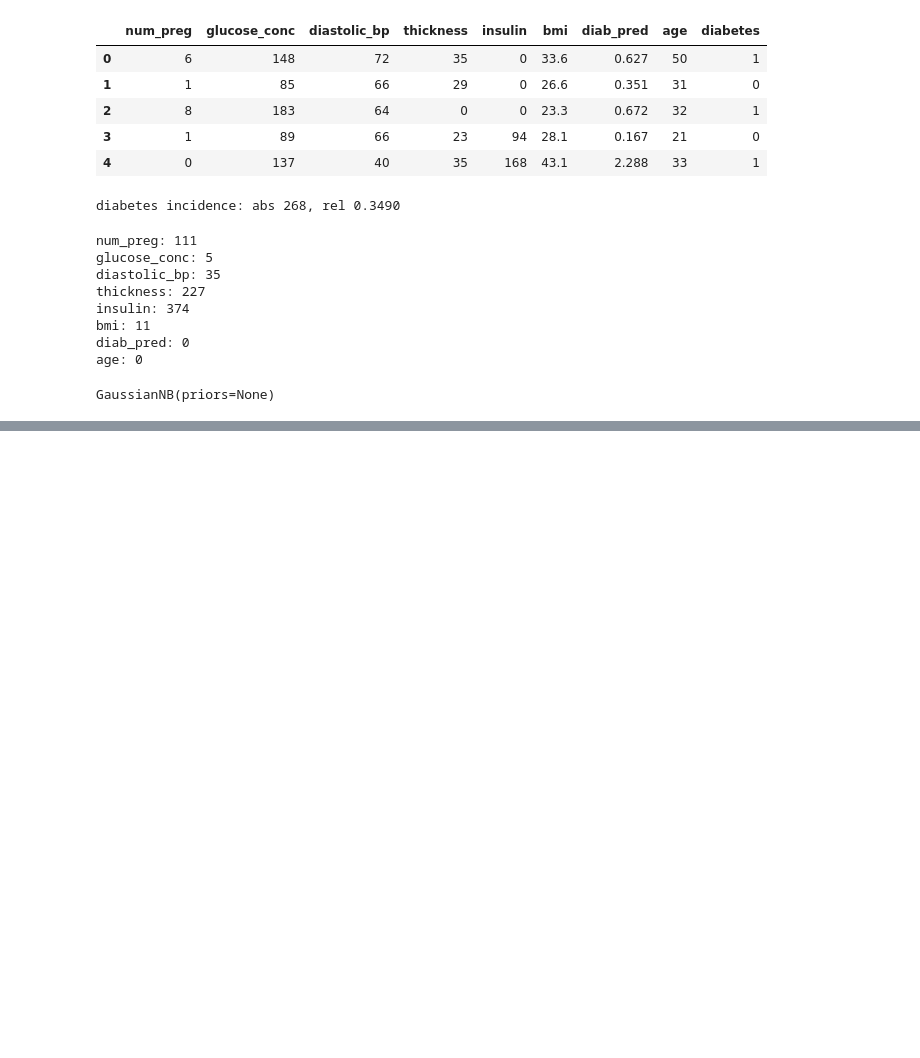
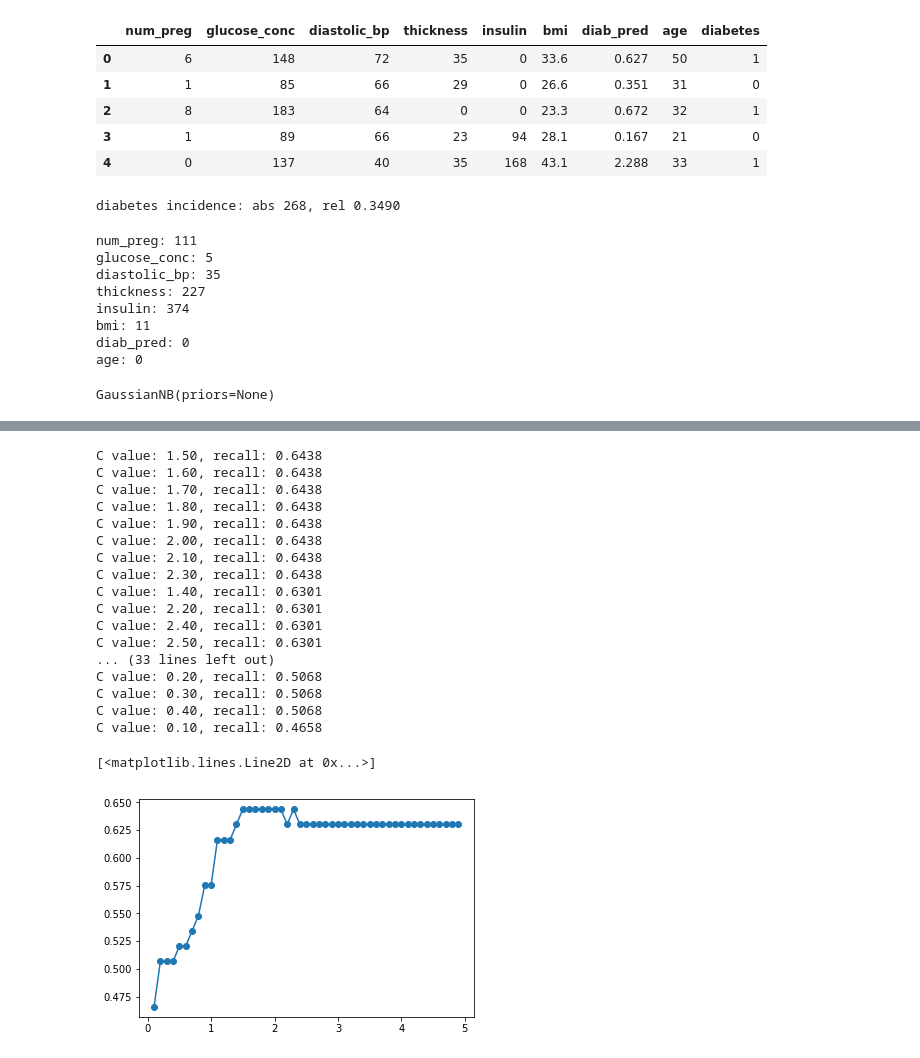
Before and after one commit to robota-x/pluralsight_code, a Jupyter notebook: 02_ml_understanding/analysis_1.ipynb, the cells around one changed output, grey strips where cells are left out. Cells and saved outputs as stored; diff of their text form; code cells hidden in the pictures; blank space fills up the shorter version.

```diff
--- a/02_ml_understanding/analysis_1.ipynb
+++ b/02_ml_understanding/analysis_1.ipynb
@@ -159,0 +237,39 @@ avg / total       0.76      0.76      0.76       192
+# %%
+def log_fit_and_predict(X_train, y_train, X_pred, C=0.7):
+    fitter = LogisticRegression(random_state=123, C=C)
+    fitter.fit(X_train, y_train.ravel())
+    return fitter.predict(X_pred)
+
+C_recall_list = [
+    (C, metrics.recall_score(
+        y_test,
+        log_fit_and_predict(X_train, y_train, X_test, C)
+    ))
+    for C
+    in np.arange(0.1, 5, 0.1)
+]
+# %%
+for tup in sorted(C_recall_list, key=lambda x: x[1], reverse=True):
+    print(f'C value: {tup[0]:.2f}, recall: {tup[1]:.4f}')
+
+plt.plot(list(zip(*C_recall_list))[0], list(zip(*C_recall_list))[1], 'o-')
+# %% [output]
+C value: 1.50, recall: 0.6438
+C value: 1.60, recall: 0.6438
+C value: 1.70, recall: 0.6438
+C value: 1.80, recall: 0.6438
+C value: 1.90, recall: 0.6438
+C value: 2.00, recall: 0.6438
+C value: 2.10, recall: 0.6438
+C value: 2.30, recall: 0.6438
+C value: 1.40, recall: 0.6301
+C value: 2.20, recall: 0.6301
+C value: 2.40, recall: 0.6301
+C value: 2.50, recall: 0.6301
+... (33 lines left out)
+C value: 0.20, recall: 0.5068
+C value: 0.30, recall: 0.5068
+C value: 0.40, recall: 0.5068
+C value: 0.10, recall: 0.4658
+[<matplotlib.lines.Line2D at 0x...>]
+[figure, added]
```
Also changed, not shown: parts of 22 cells of this notebook.
